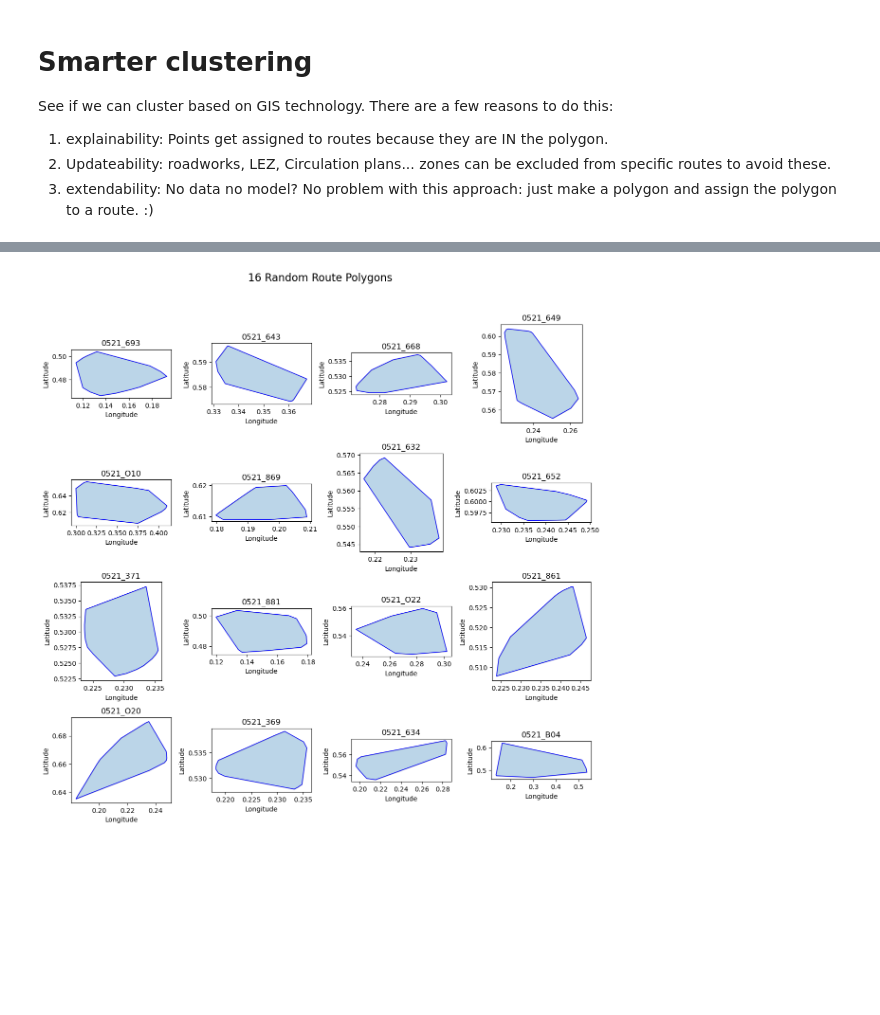
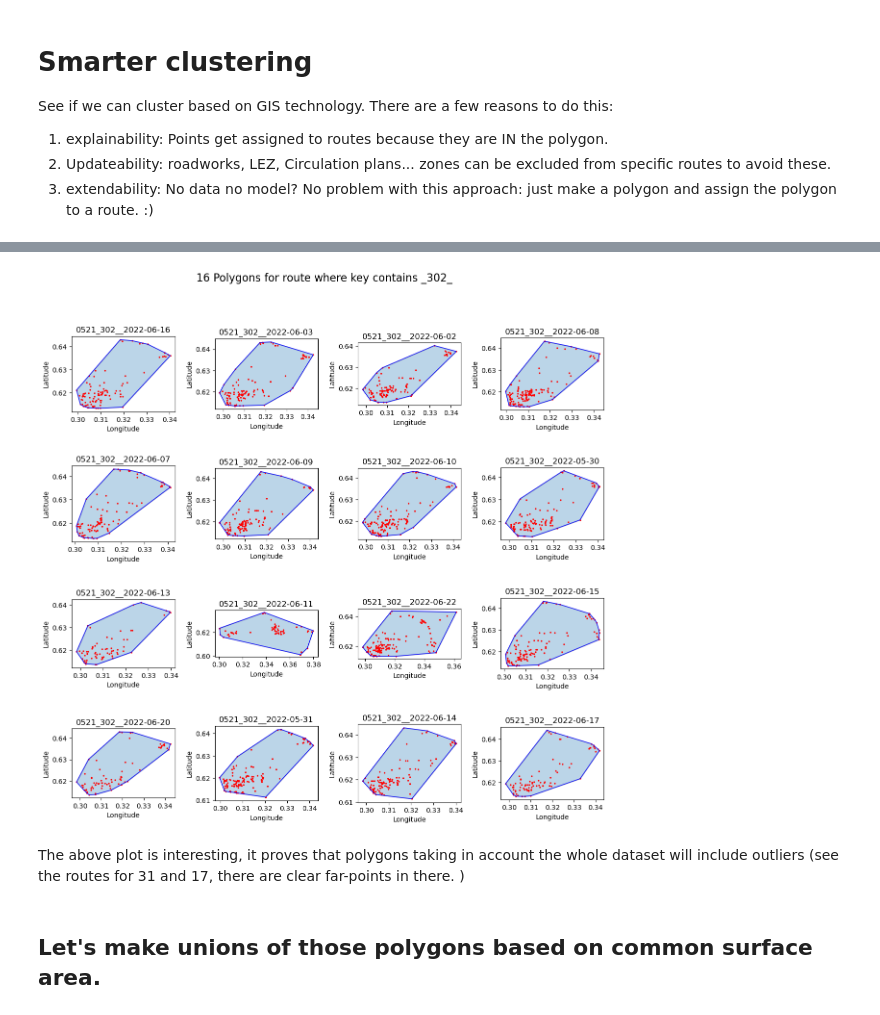
Before and after one commit to Frederic-P/learning-driver-preferences, a Jupyter notebook: notebooks/GIS-based_cluster.ipynb, the cells around one changed output, grey strips where cells are left out. Saved outputs shown, nothing was run; the diff lists cells and outputs as text; code cells hidden in the pictures; blank space fills up the shorter version.

Commit message:
Polygon as service-zones: set up.

```diff
--- a/notebooks/GIS-based_cluster.ipynb
+++ b/notebooks/GIS-based_cluster.ipynb
@@ -32,0 +60,3 @@ request_df = pd.read_csv(os.path.join(ITM_DIR, 'clean_data.csv'))
+# %%
+## Get average route distances (from helper tool)
+request_df = f.calculate_distances(request_df, 'stop_order')
@@ -36,5 +111,6 @@ Get the actual driven routes and turn them into polygons.
 # %%
 full_finaldriven = []
+dayroutename = 'route_day_id'
 for _, df in request_df.groupby('dir'):
     #Time is the timestamp coming from serverlog: compare first request wiht last non-PM request
     # REMEMBER THAT: PM requests where filtered out already.
@@ -44,6 +120,7 @@ for _, df in request_df.groupby('dir'):
     full_finaldriven.append(last_request_df)
 
 full_finaldriven_df = pd.concat(full_finaldriven)
+full_finaldriven_df[dayroutename] = full_finaldriven_df['route_id']+'__'+full_finaldriven_df['route_date']
 # %%
 full_finaldriven_df
 # %% [output]
@@ -69,4 +150,8 @@ rpm.plot_polygons()
 # %%
-rpm.plot_random_polygons_grid(4)
+rpm.plot_random_polygons_grid(4, keyname = dayroutename, key_contains='_302_', plot_points=True)
 # %% [output]
-[figure, old version]
+[figure, new version]
+# %% [markdown]
+The above plot is interesting, it proves that polygons taking in account the whole dataset will include outliers (see the routes for 31 and 17, there are clear far-points in there. )
+# %% [markdown]
+## Let's make unions of those polygons based on common surface area.
```
Also changed, not shown: parts of 20 cells of this notebook, 1 other file.
